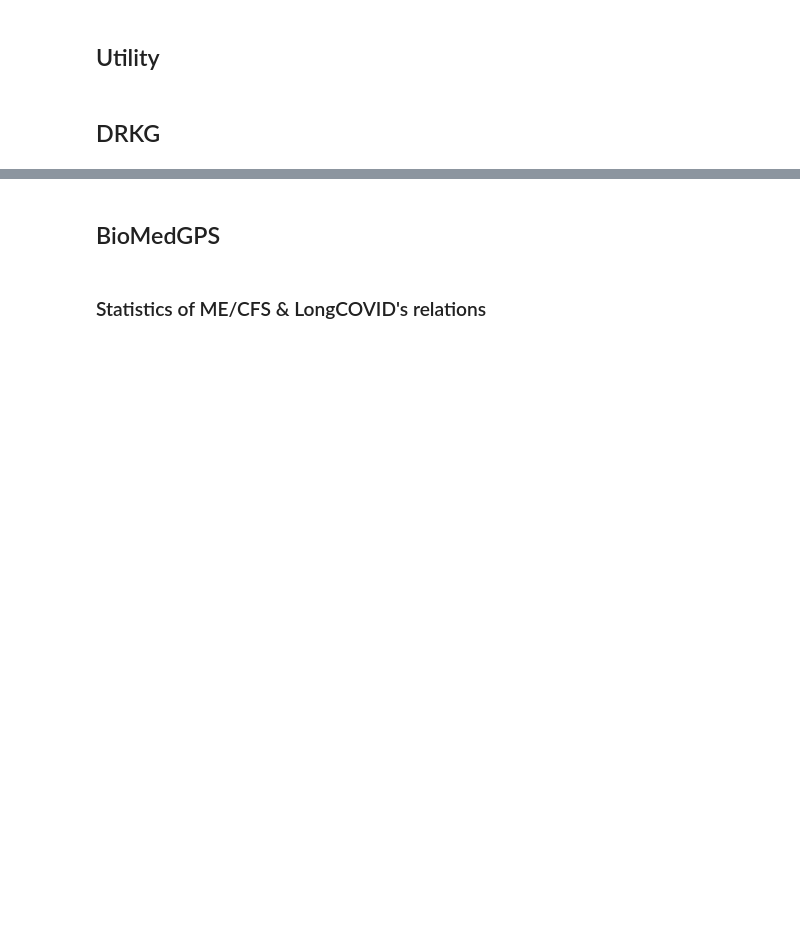
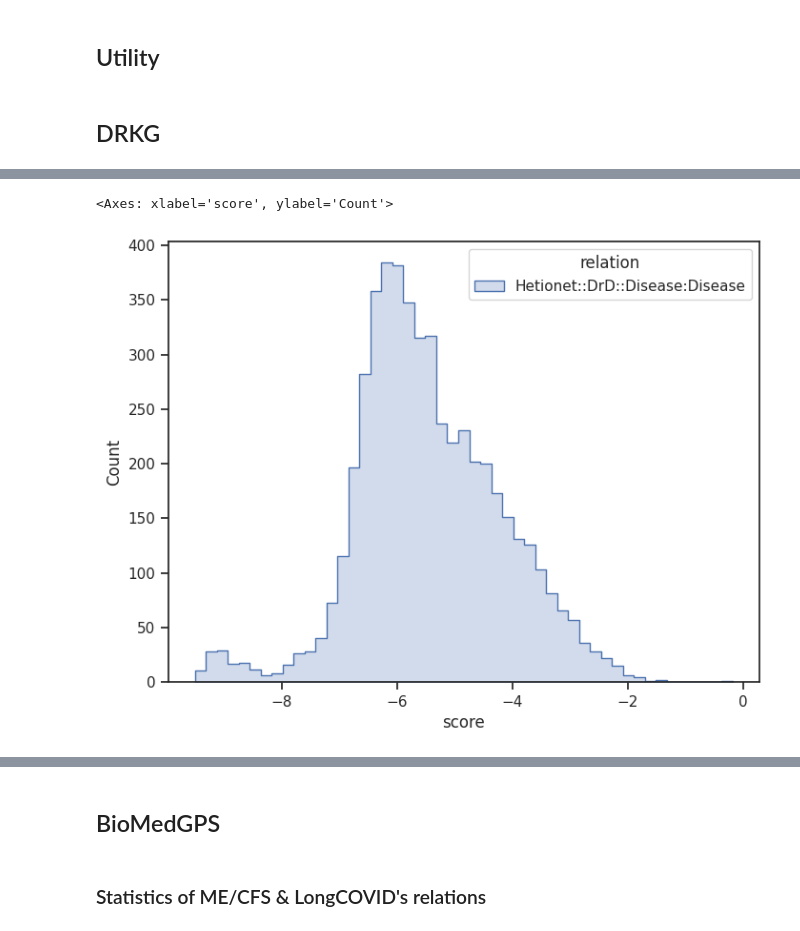
Before and after one commit to open-prophetdb/biomedgps-data, a Jupyter notebook: models/model_link_predict.ipynb, the cells around one changed output, grey strips where cells are left out. Drawn from its saved outputs; the diff is of its cells as text; code cells hidden in the pictures; blank space fills up the shorter version.

```diff
--- a/models/model_link_predict.ipynb
+++ b/models/model_link_predict.ipynb
@@ -259,0 +299,9 @@ expected_drugs, formatted_expected_drug_ids
+# %%
+disease_relations = ['Hetionet::DrD::Disease:Disease', 'PrimeKG::parent-child:Disease:Disease']
+# source_id = "MONDO:0005404"
+source_id = "MESH:D015673"
+
+disease_results = query(entity_relation_map, disease_relations, source_id)
+disease_topkpd = relation_each(entity_relation_map, disease_results, topk=10556)
+disease_topkpd_ave = relation_ave(entity_relation_map, disease_results, topk=10556)
+disease_topkpd, disease_topkpd_ave
@@ -259,0 +343,10 @@ expected_drugs, formatted_expected_drug_ids
+# %%
+import seaborn as sns
+import matplotlib.pyplot as plt
+
+sns.set(style='ticks')
+fig, ax = plt.subplots(figsize=(8,6))
+sns.histplot(x='score', hue='relation', data=disease_topkpd, element='step', ax=ax)
+# %% [output]
+<Axes: xlabel='score', ylabel='Count'>
+[figure, added]
```
Also changed, not shown: parts of 25 cells of this notebook, 5 other files.
